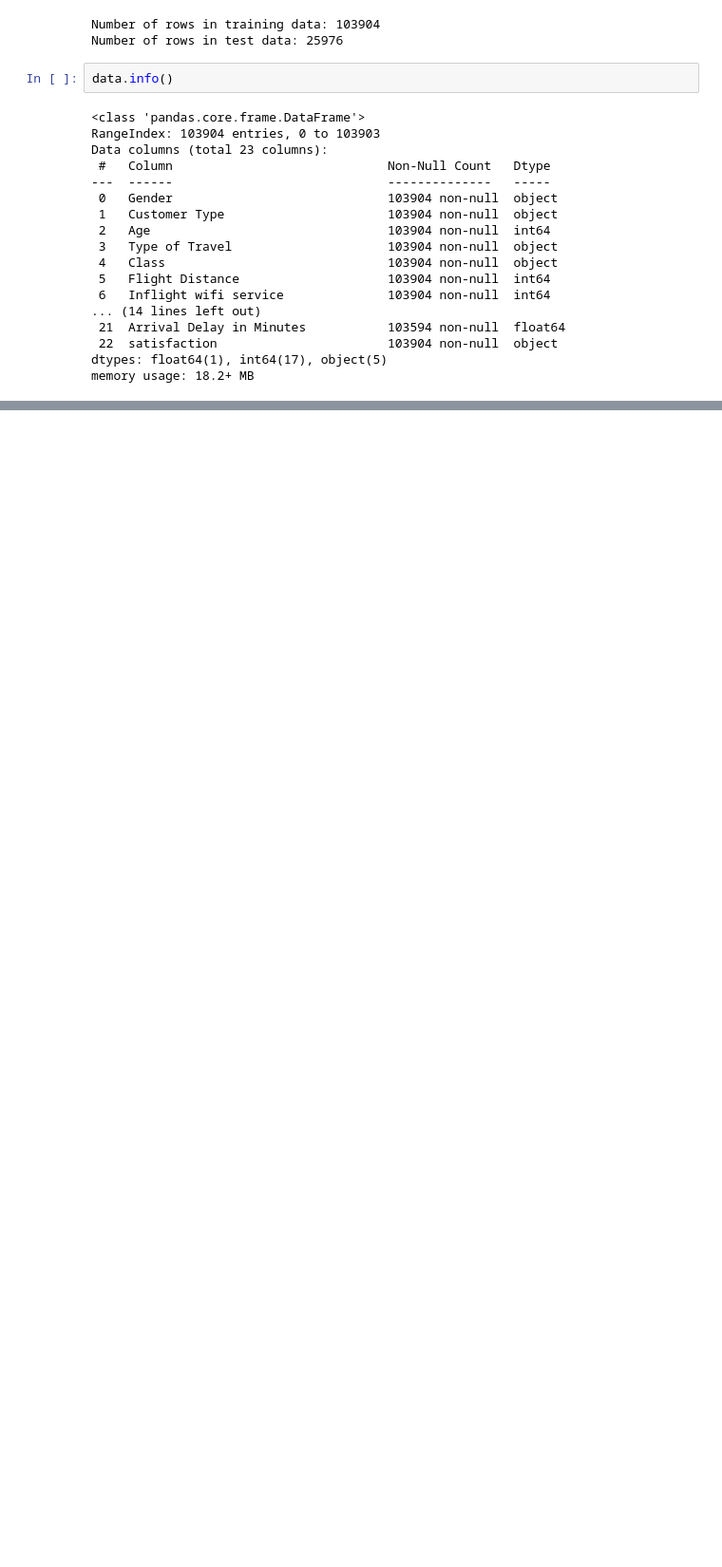
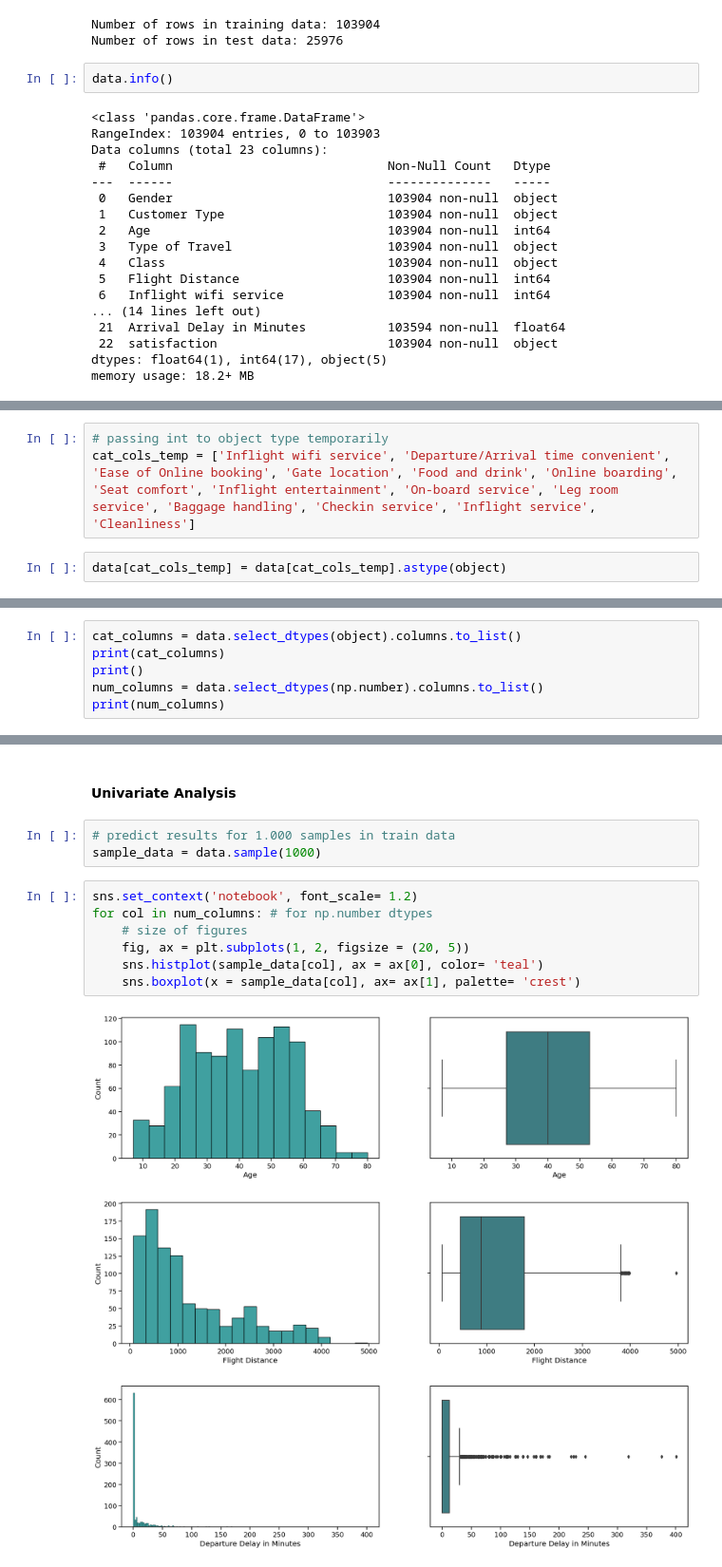
Before and after one commit to ortizfram/Airline-Passenger-Satisfaction, a Jupyter notebook: Airline_passengers_satisfaction.ipynb, the cells around one changed output, grey strips where cells are left out. Shown at 95% size. Saved outputs shown, nothing was run; the diff lists cells and outputs as text; blank space fills up the shorter version.

Commit message:
univariate analysis

```diff
--- a/Airline_passengers_satisfaction.ipynb
+++ b/Airline_passengers_satisfaction.ipynb
@@ -65,0 +83,5 @@ memory usage: 18.2+ MB
+# %%
+# passing int to object type temporarily
+cat_cols_temp = ['Inflight wifi service', 'Departure/Arrival time convenient', 'Ease of Online booking', 'Gate location', 'Food and drink', 'Online boarding', 'Seat comfort', 'Inflight entertainment', 'On-board service', 'Leg room service', 'Baggage handling', 'Checkin service', 'Inflight service', 'Cleanliness']
+# %%
+data[cat_cols_temp] = data[cat_cols_temp].astype(object)
@@ -65,0 +90,6 @@ memory usage: 18.2+ MB
+# %%
+cat_columns = data.select_dtypes(object).columns.to_list()
+print(cat_columns)
+print()
+num_columns = data.select_dtypes(np.number).columns.to_list()
+print(num_columns)
@@ -65,0 +100,16 @@ memory usage: 18.2+ MB
+# %% [markdown]
+#### Univariate Analysis
+# %%
+# predict results for 1.000 samples in train data
+sample_data = data.sample(1000)
+# %%
+sns.set_context('notebook', font_scale= 1.2)
+for col in num_columns: # for np.number dtypes
+    # size of figures
+    fig, ax = plt.subplots(1, 2, figsize = (20, 5))
+    sns.histplot(sample_data[col], ax = ax[0], color= 'teal')
+    sns.boxplot(x = sample_data[col], ax= ax[1], palette= 'crest')
+# %% [output]
+[figure, added]
+[figure, added]
+[figure, added]
```
Also changed, not shown: parts of 12 cells of this notebook.
